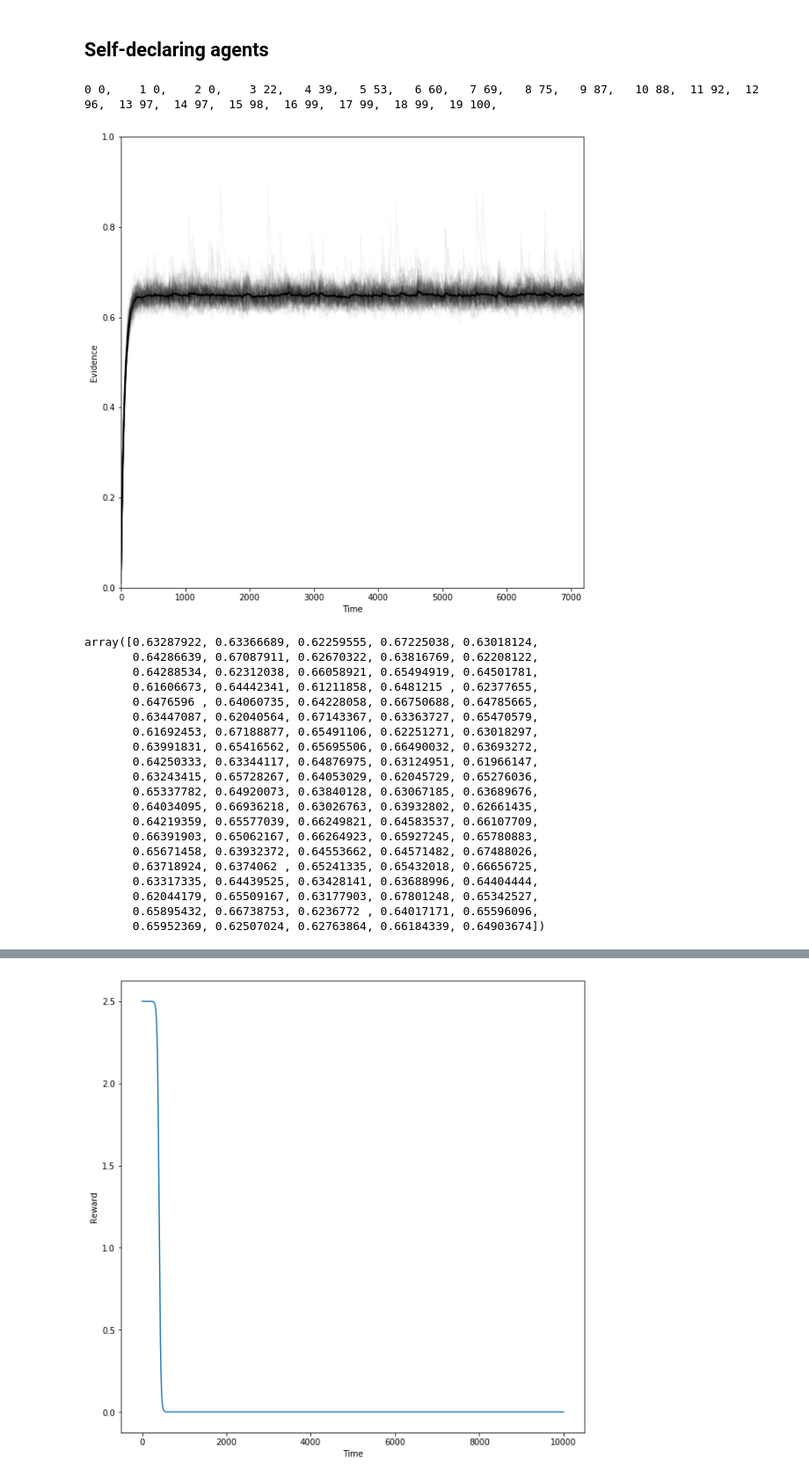
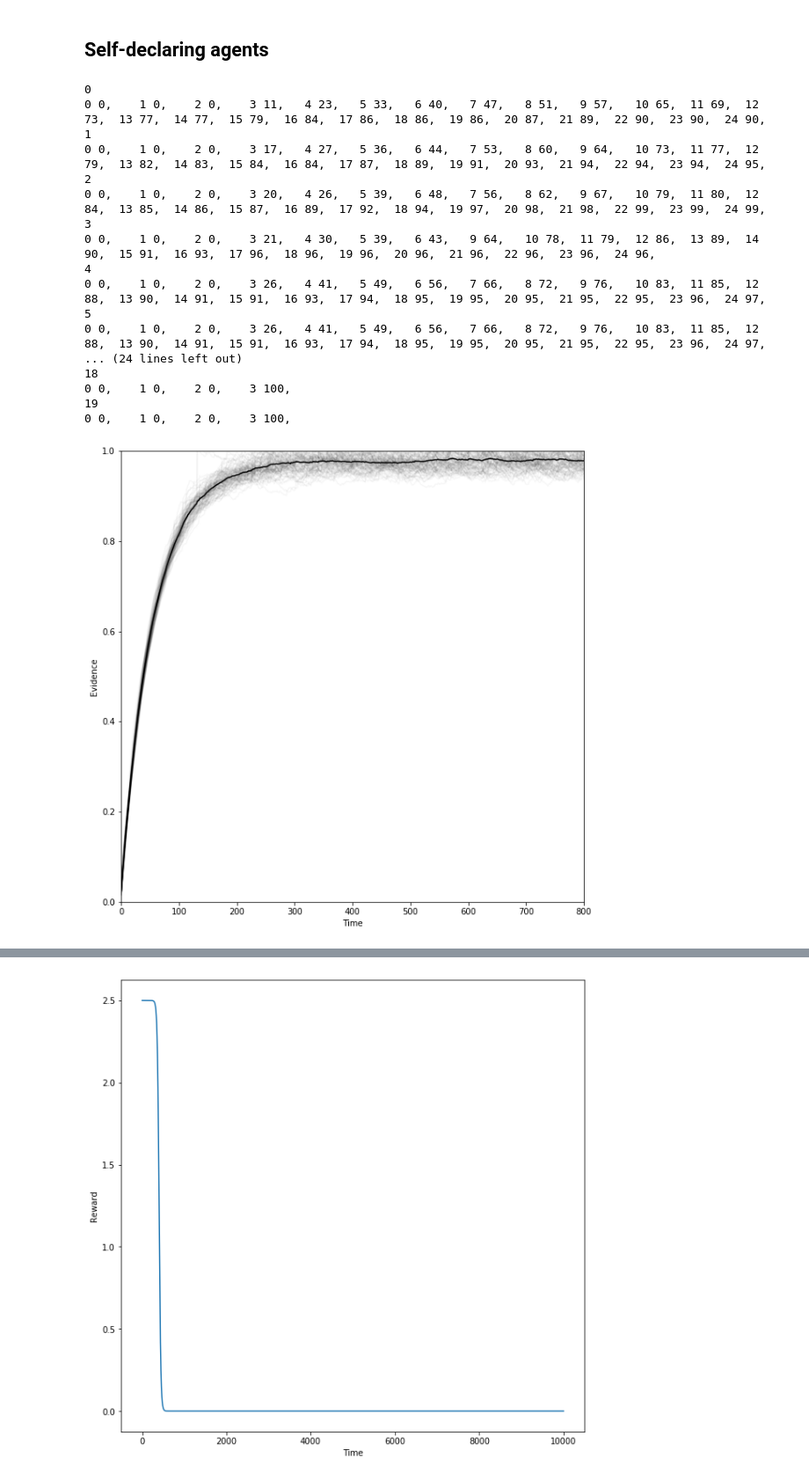
Before and after one commit to arindamsaha1507/QuorumSensing, a Jupyter notebook: Quorum_Unary.ipynb, the cells around one changed output, grey strips where cells are left out. Shown at 88% size. Cells and saved outputs as stored; diff of their text form; code cells hidden in the pictures.

Commit message:
The simulations can now loop over a parameter

```diff
--- a/Quorum_Unary.ipynb
+++ b/Quorum_Unary.ipynb
@@ -191,6 +191,8 @@ def simulate(para):
     L = np.zeros(para['N'])
     U = np.zeros(para['N'])
 
+    norm_factor = normalization(para['N'],para['lam'],para['tau'])
+
     for i in range(para['total']):
 
         if i%para['horizon'] == 0:
@@ -205,9 +207,9 @@ def simulate(para):
         for j in range(para['N']):
 
             if i%para['horizon'] == 0:
-                if D[j] == True:
+                if D[j] == True or L[j]/norm_factor > para['threshold']:
                     Decision_Time[j] = i
-                    Decision_Value[j] = S[j].evidence
+                    Decision_Value[j] = S[j].evidence/norm_factor > para['threshold']
                     M = M.union({j})
                 D[j] = True
                 L[j] = (1-para['tolerance'])*S[j].evidence
@@ -225,14 +227,12 @@ def simulate(para):
 
     ZZ += np.mean(Z, axis=1)
 
-    norm_factor = normalization(para['N'],para['lam'],para['tau'])
-
     out = {
         'positions': pos,
         'evidence_individual': Z/norm_factor,
         'evidence_mean': ZZ/norm_factor,
         'decision_time': Decision_Time,
-        'decision_value': Decision_Value/norm_factor,
+        'decision_value': Decision_Value,
         'profile_time': np.array(Decision_Profile_Time),
         'profile_value': np.array(Decision_Profile_Value)
     }
@@ -280,36 +280,41 @@ plt.show()
 # %% [markdown]
 ## Self-declaring agents
 # %%
-np.random.seed(200)
+pr = np.zeros(20)
+ti = np.zeros(20)
+de = np.zeros(20)
+
+for i in range(20):
+    print()
+    print(i)
+    pp = 0.5+(0.5/20)*i
+    pr[i] = pp
+    np.random.seed(200)
+    para = set_parameters(N=100, prob=pp, tolerance=0.05, horizon=400)
+    output = simulate(para)
+    ti[i] = max(output['decision_time'])
+    de[i] = sum(output['decision_time'])
+
 set_plotter_axes((10,10), 'Time', 'Evidence')
-para = set_parameters(N=100, prob=0.7, tolerance=0.05, horizon=400)
-output = simulate(para)
 evidence_plotter(para['N'],output,'k','')
 plt.ylim((0,1))
 plt.show()
 # %% [output]
-0 0,    1 0,    2 0,    3 22,   4 39,   5 53,   6 60,   7 69,   8 75,   9 87,   10 88,  11 92,  12 96,  13 97,  14 97,  15 98,  16 99,  17 99,  18 99,  19 100,
+0
+0 0,    1 0,    2 0,    3 11,   4 23,   5 33,   6 40,   7 47,   8 51,   9 57,   10 65,  11 69,  12 73,  13 77,  14 77,  15 79,  16 84,  17 86,  18 86,  19 86,  20 87,  21 89,  22 90,  23 90,  24 90,
+1
+0 0,    1 0,    2 0,    3 17,   4 27,   5 36,   6 44,   7 53,   8 60,   9 64,   10 73,  11 77,  12 79,  13 82,  14 83,  15 84,  16 84,  17 87,  18 89,  19 91,  20 93,  21 94,  22 94,  23 94,  24 95,
+2
+0 0,    1 0,    2 0,    3 20,   4 26,   5 39,   6 48,   7 56,   8 62,   9 67,   10 79,  11 80,  12 84,  13 85,  14 86,  15 87,  16 89,  17 92,  18 94,  19 97,  20 98,  21 98,  22 99,  23 99,  24 99,
+3
+0 0,    1 0,    2 0,    3 21,   4 30,   5 39,   6 43,   9 64,   10 78,  11 79,  12 86,  13 89,  14 90,  15 91,  16 93,  17 96,  18 96,  19 96,  20 96,  21 96,  22 96,  23 96,  24 96,
+4
+0 0,    1 0,    2 0,    3 26,   4 41,   5 49,   6 56,   7 66,   8 72,   9 76,   10 83,  11 85,  12 88,  13 90,  14 91,  15 91,  16 93,  17 94,  18 95,  19 95,  20 95,  21 95,  22 95,  23 96,  24 97,
+5
+0 0,    1 0,    2 0,    3 26,   4 41,   5 49,   6 56,   7 66,   8 72,   9 76,   10 83,  11 85,  12 88,  13 90,  14 91,  15 91,  16 93,  17 94,  18 95,  19 95,  20 95,  21 95,  22 95,  23 96,  24 97,
+... (24 lines left out)
+18
+0 0,    1 0,    2 0,    3 100,
+19
+0 0,    1 0,    2 0,    3 100,
-[figure, old version]
+[figure, new version]
-# %%
-output['decision_value']
-# %% [output]
-array([0.63287922, 0.63366689, 0.62259555, 0.67225038, 0.63018124,
-       0.64286639, 0.67087911, 0.62670322, 0.63816769, 0.62208122,
-       0.64288534, 0.62312038, 0.66058921, 0.65494919, 0.64501781,
-       0.61606673, 0.64442341, 0.61211858, 0.6481215 , 0.62377655,
-       0.6476596 , 0.64060735, 0.64228058, 0.66750688, 0.64785665,
-       0.63447087, 0.62040564, 0.67143367, 0.63363727, 0.65470579,
-       0.61692453, 0.67188877, 0.65491106, 0.62251271, 0.63018297,
-       0.63991831, 0.65416562, 0.65695506, 0.66490032, 0.63693272,
-       0.64250333, 0.63344117, 0.64876975, 0.63124951, 0.61966147,
-       0.63243415, 0.65728267, 0.64053029, 0.62045729, 0.65276036,
-       0.65337782, 0.64920073, 0.63840128, 0.63067185, 0.63689676,
-       0.64034095, 0.66936218, 0.63026763, 0.63932802, 0.62661435,
-       0.64219359, 0.65577039, 0.66249821, 0.64583537, 0.66107709,
-       0.66391903, 0.65062167, 0.66264923, 0.65927245, 0.65780883,
-       0.65671458, 0.63932372, 0.64553662, 0.64571482, 0.67488026,
-       0.63718924, 0.6374062 , 0.65241335, 0.65432018, 0.66656725,
-       0.63317335, 0.64439525, 0.63428141, 0.63688996, 0.64404444,
-       0.62044179, 0.65509167, 0.63177903, 0.67801248, 0.65342527,
-       0.65895432, 0.66738753, 0.6236772 , 0.64017171, 0.65596096,
-       0.65952369, 0.62507024, 0.62763864, 0.66184339, 0.64903674])
```
Also changed, not shown: parts of 4 cells of this notebook.
